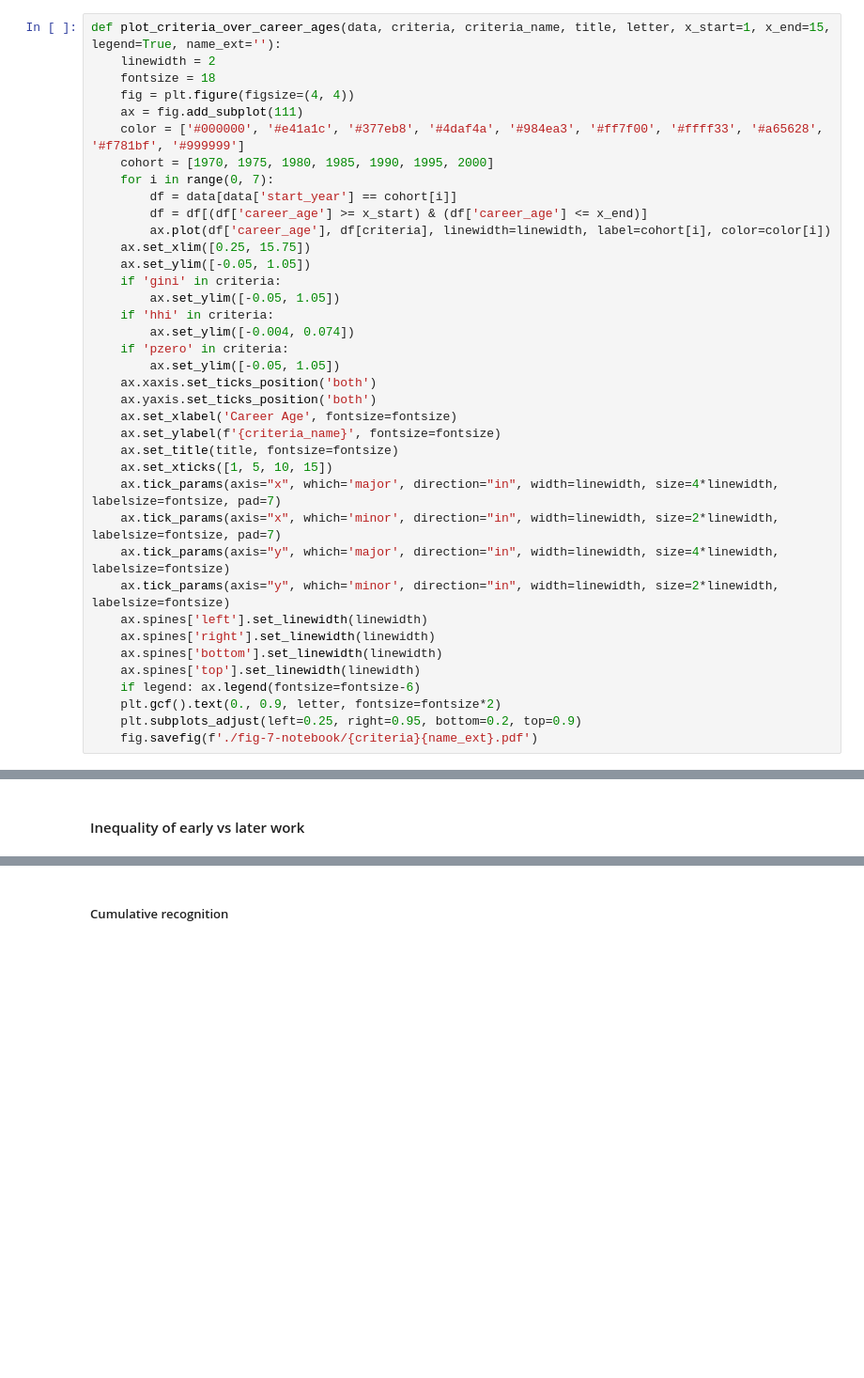
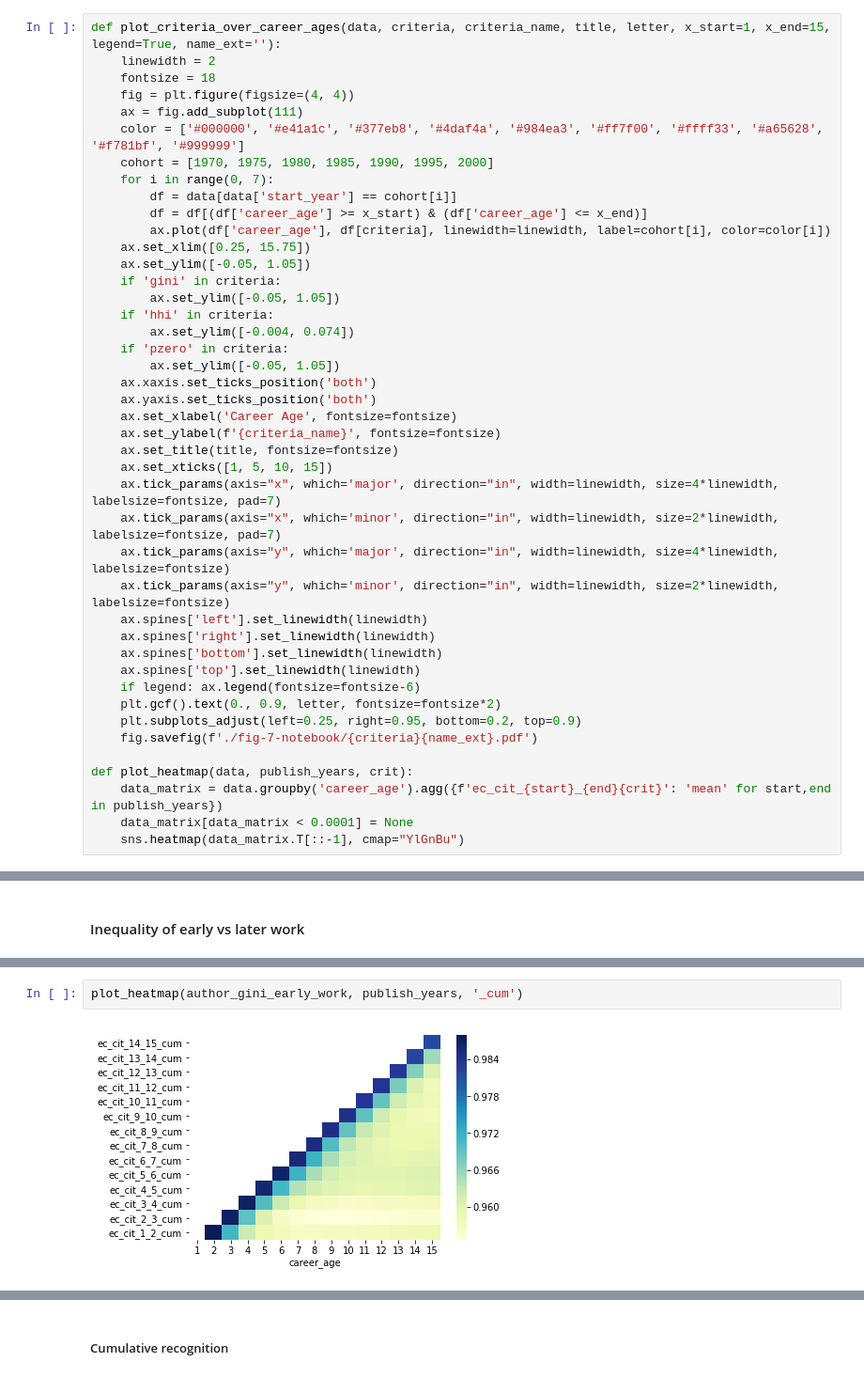
Before and after one commit to gesiscss/inequality, a Jupyter notebook: 7.Citation and Publication analysis.ipynb, the cells around one changed output, grey strips where cells are left out. Shown at 94% size. Cells and saved outputs as stored; diff of their text form; blank space fills up the shorter version.

```diff
--- a/7.Citation and Publication analysis.ipynb
+++ b/7.Citation and Publication analysis.ipynb
@@ -146,6 +149,11 @@ def plot_criteria_over_career_ages(data, criteria, criteria_name, title, letter,
     plt.gcf().text(0., 0.9, letter, fontsize=fontsize*2)
     plt.subplots_adjust(left=0.25, right=0.95, bottom=0.2, top=0.9)
     fig.savefig(f'./fig-7-notebook/{criteria}{name_ext}.pdf')
+
+def plot_heatmap(data, publish_years, crit):
+    data_matrix = data.groupby('career_age').agg({f'ec_cit_{start}_{end}{crit}': 'mean' for start,end in publish_years})
+    data_matrix[data_matrix < 0.0001] = None
+    sns.heatmap(data_matrix.T[::-1], cmap="YlGnBu")
 # %%
 def agg_data_df(citations_window, func, func_name):
     cohort_counts_ = citations_window.groupby(['start_year', 'career_age']).agg({
@@ -235 +243,5 @@ publish_years = [[0,3], [3,6], [6,9], [0,1], [3,4], [6,7]]
 author_gini_early_work = agg_data_early_late(citations_window, gini, publish_years)
+# %%
+plot_heatmap(author_gini_early_work, publish_years, '_cum')
+# %% [output]
+[figure, added]
```
Also changed, not shown: parts of 20 cells of this notebook, 9 other files.
